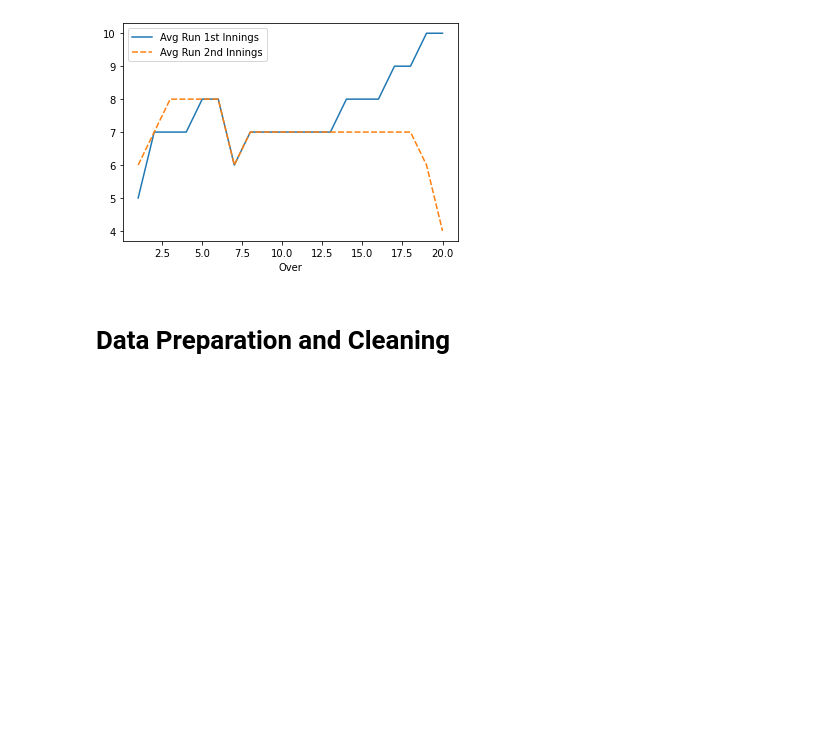
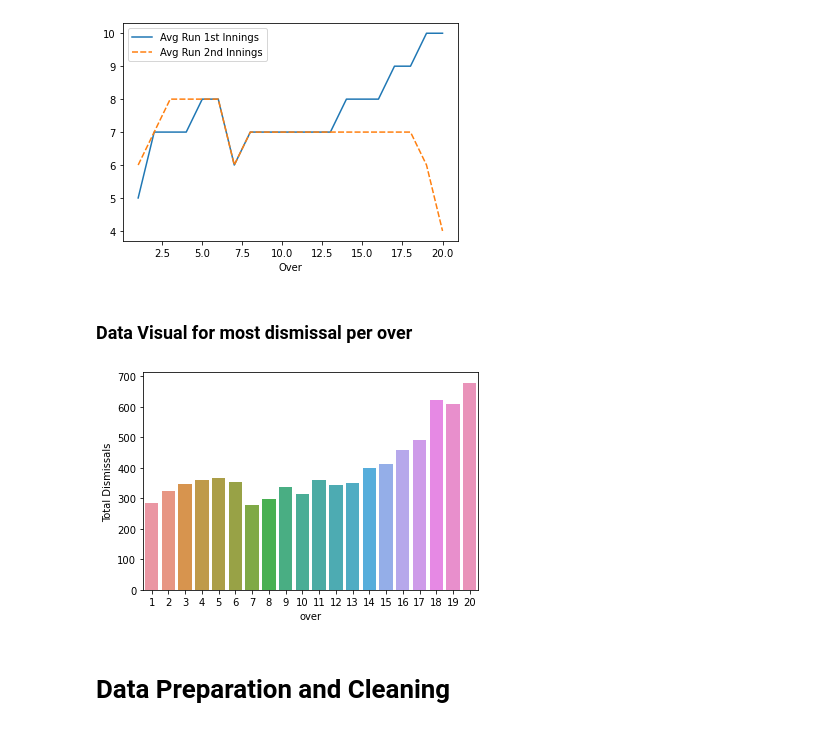
Before and after one commit to Utkarsh736/IPL_Data_Analysis, a Jupyter notebook: Template.ipynb, the cells around one changed output. Drawn from its saved outputs; the diff is of its cells as text; code cells hidden in the pictures; blank space fills up the shorter version.

```diff
--- a/Template.ipynb
+++ b/Template.ipynb
@@ -312,6 +348,16 @@ sns.lineplot(data=res2)
 # %% [output]
 <AxesSubplot:xlabel='Over'>
 [figure]
+# %% [markdown]
+### Data Visual for most dismissal per over
+# %%
+# Per over avg wicket in IPL
+sns.barplot(x = data_df.index, y = 'Total Dismissals', data=data_df)
+
+# Show the plot
+plt.show()
+# %% [output]
+[figure, added]
 # %% [markdown]
 # Data Preparation and Cleaning
 # %% [markdown]
```
Also changed, not shown: parts of 6 cells of this notebook.
